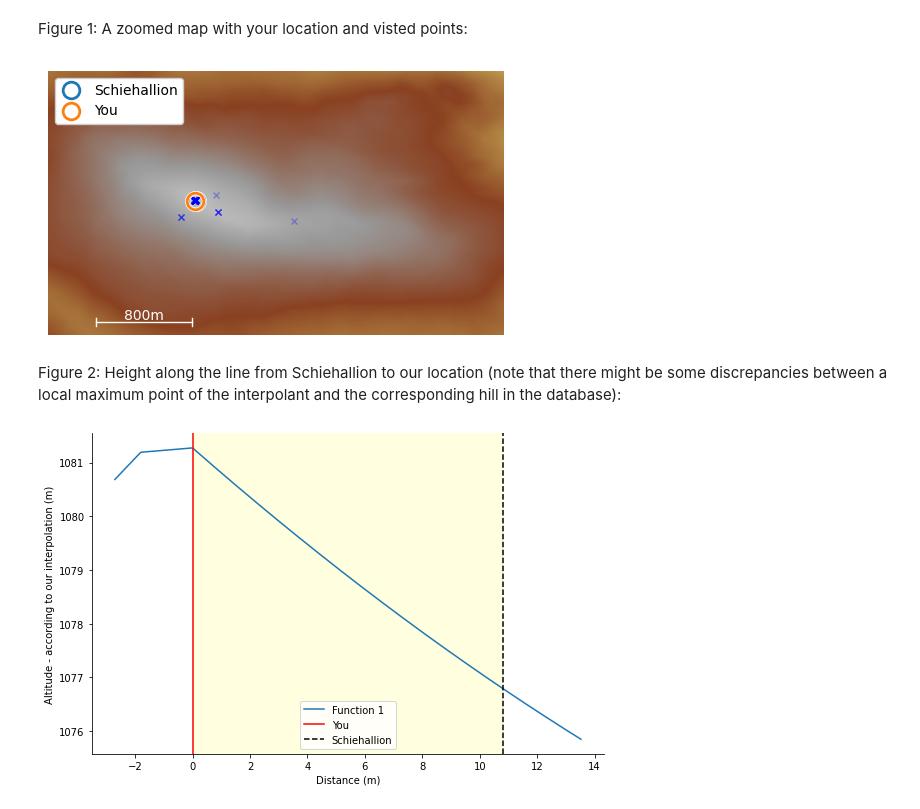
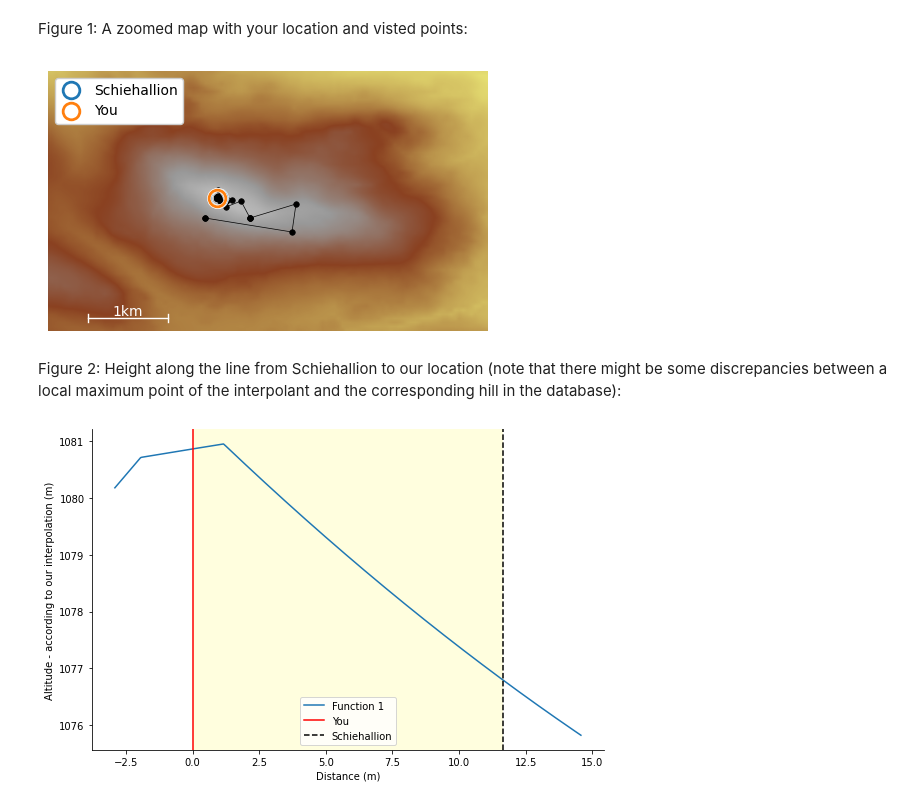
Before and after one commit to CardiacModelling/BenNevis, a Jupyter notebook: examples/fitting-with-scipy.ipynb, the cells around one changed output. Drawn from its saved outputs; the diff is of its cells as text; code cells hidden in the pictures.

```diff
--- a/examples/fitting-with-scipy.ipynb
+++ b/examples/fitting-with-scipy.ipynb
@@ -30,15 +29,12 @@ x_max, y_max = nevis.dimensions()
 # %% [markdown]
 Let's focus on a neighborhood of the hill of [Schiehallion](https://en.wikipedia.org/wiki/Schiehallion) (in Scotland) and plot this region:
 # %%
-hill = nevis.Hill.by_name('Schiehallion')
-x, y = hill.coords.grid
-b = 2e3
-boundaries = [x - b * .6, x + b * 1.25, y - b * .55, y + b * .5]
+hill, boundaries = nevis.schiehallion()
 _ = nevis.plot(
     boundaries=boundaries,
     labels={
         hill.name: hill.coords
     },
-    upsampling=6,
+    upsampling=4,
 )
 # %% [output]
@@ -97,19 +93,19 @@ Figure 1: A zoomed map with your location and visted points:
 # %%
 labels = {
     hill.name: hill.coords,
     'You': c,
 }
-fig, ax, data, g = nevis.plot(
+_ = nevis.plot(
     boundaries=boundaries,
     labels=labels,
-    points=points,
-    upsampling=6,
+    trajectory=points,
+    upsampling=4,
 )
 # %% [output]
-[figure, old version]
+[figure, new version]
 # %% [markdown]
 Figure 2: Height along the line from Schiehallion to our location (note that there might be some discrepancies between a local maximum point of the interpolant and the corresponding hill in the database):
 # %%
 fig, ax, p1, p2 = nevis.plot_line(f, c, hill.coords, 'You', hill.name)
 # %% [output]
-[figure, old version]
+[figure, new version]
```
Also changed, not shown: parts of 4 cells of this notebook.
